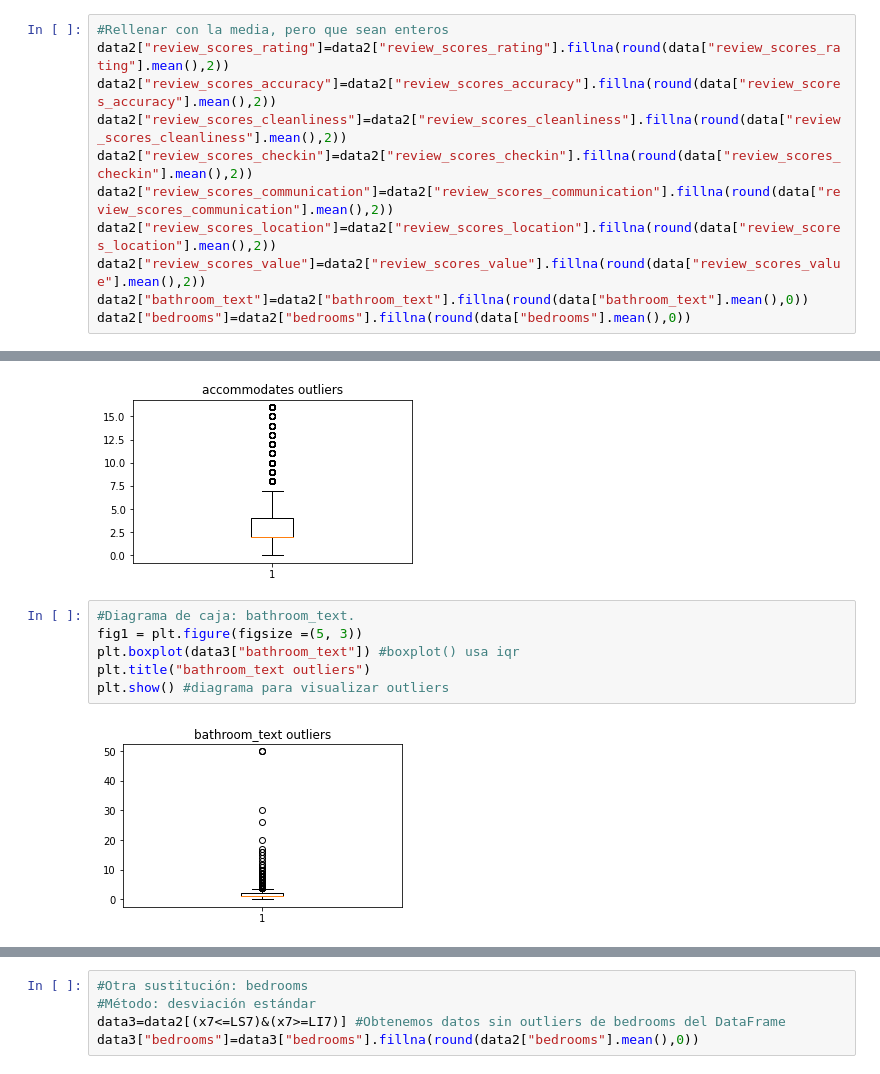
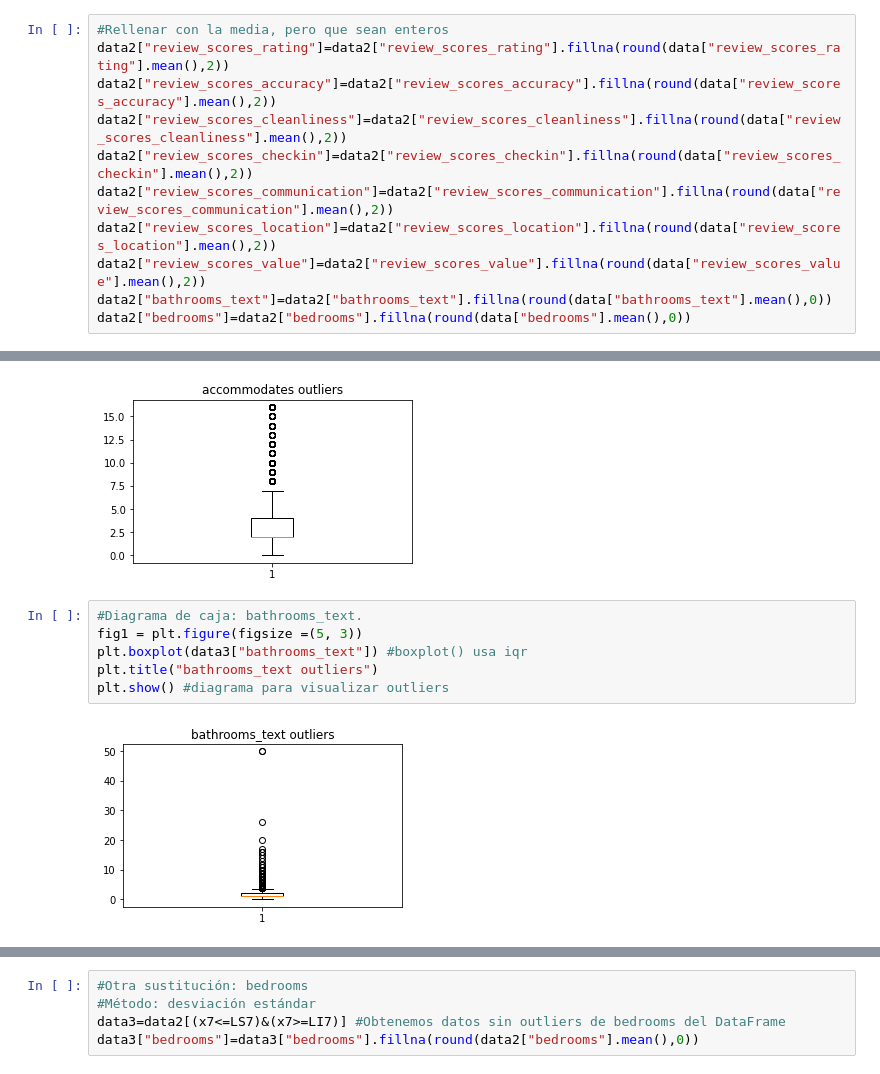
Before and after one commit to AremyDiaz/Airbnb-Mex-Bra, a Jupyter notebook: cleaning_mex.ipynb, the cells around one changed output, grey strips where cells are left out. Drawn from its saved outputs; the diff is of its cells as text.

```diff
--- a/cleaning_mex.ipynb
+++ b/cleaning_mex.ipynb
@@ -82,7 +82,7 @@ data2["review_scores_checkin"]=data2["review_scores_checkin"].fillna(round(data[
 data2["review_scores_communication"]=data2["review_scores_communication"].fillna(round(data["review_scores_communication"].mean(),2))
 data2["review_scores_location"]=data2["review_scores_location"].fillna(round(data["review_scores_location"].mean(),2))
 data2["review_scores_value"]=data2["review_scores_value"].fillna(round(data["review_scores_value"].mean(),2))
-data2["bathroom_text"]=data2["bathroom_text"].fillna(round(data["bathroom_text"].mean(),0))
+data2["bathrooms_text"]=data2["bathrooms_text"].fillna(round(data["bathrooms_text"].mean(),0))
 data2["bedrooms"]=data2["bedrooms"].fillna(round(data["bedrooms"].mean(),0))
 # %%
 #Rellenar con el string "False"
@@ -179,13 +179,13 @@ plt.show() #diagrama para visualizar outliers
 # %% [output]
 [figure]
 # %%
-#Diagrama de caja: bathroom_text.
+#Diagrama de caja: bathrooms_text.
 fig1 = plt.figure(figsize =(5, 3))
-plt.boxplot(data3["bathroom_text"]) #boxplot() usa iqr
-plt.title("bathroom_text outliers")
+plt.boxplot(data3["bathrooms_text"]) #boxplot() usa iqr
+plt.title("bathrooms_text outliers")
 plt.show() #diagrama para visualizar outliers
 # %% [output]
-[figure, old version]
+[figure, new version]
 # %%
 #Diagrama de caja: bedrooms.
 fig1 = plt.figure(figsize =(5, 3))
```
Also changed, not shown: parts of 25 cells of this notebook, 5 other files.
